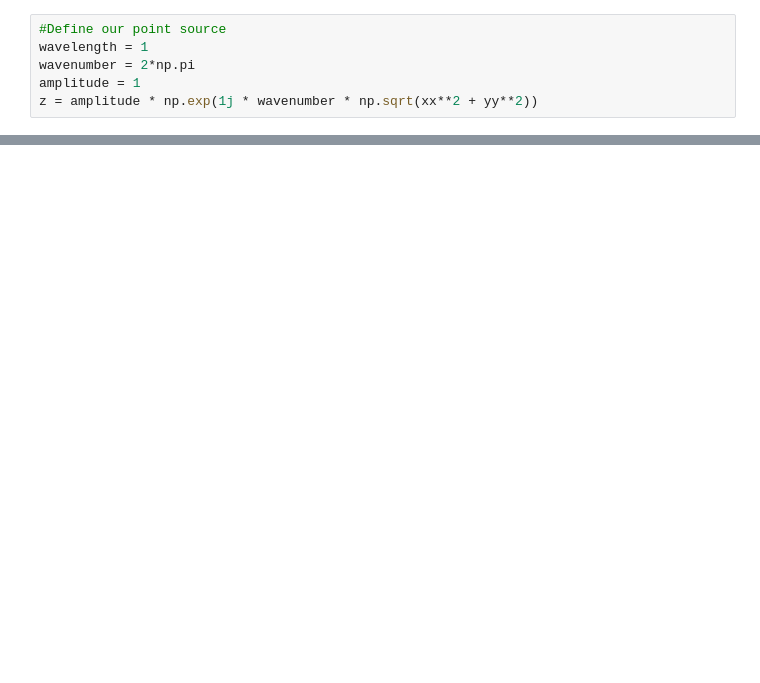
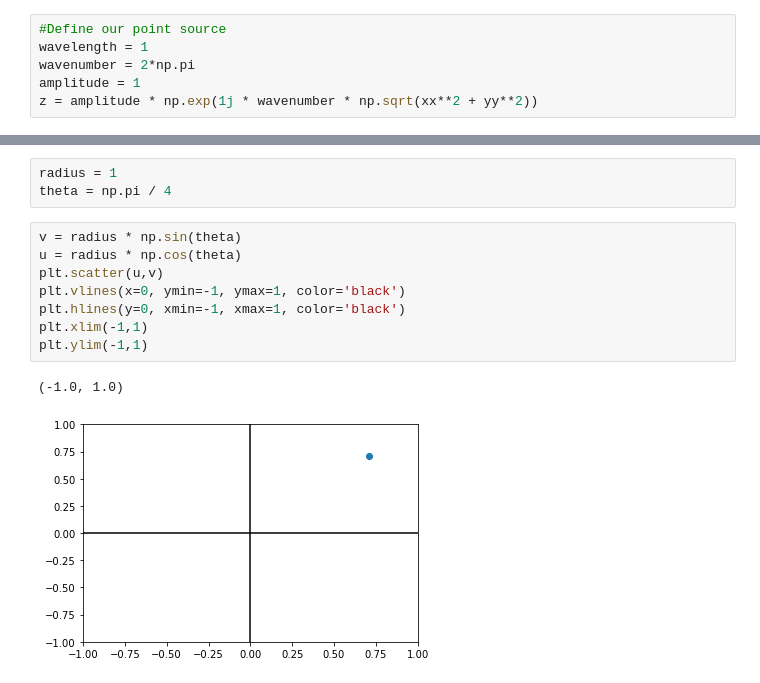
Before and after one commit to MarshallLindsay/Fourier-Optics-Goodman, a Jupyter notebook: chapter5/QPF.ipynb, the cells around one changed output, grey strips where cells are left out. Cells and saved outputs as stored; diff of their text form; blank space fills up the shorter version.

```diff
--- a/chapter5/QPF.ipynb
+++ b/chapter5/QPF.ipynb
@@ -46,0 +32,14 @@ plt.plot(y,np.real(z))
+# %%
+radius = 1
+theta = np.pi / 4
+# %%
+v = radius * np.sin(theta)
+u = radius * np.cos(theta)
+plt.scatter(u,v)
+plt.vlines(x=0, ymin=-1, ymax=1, color='black')
+plt.hlines(y=0, xmin=-1, xmax=1, color='black')
+plt.xlim(-1,1)
+plt.ylim(-1,1)
+# %% [output]
+(-1.0, 1.0)
+[figure, added]
```
Also changed, not shown: parts of 3 cells of this notebook.
